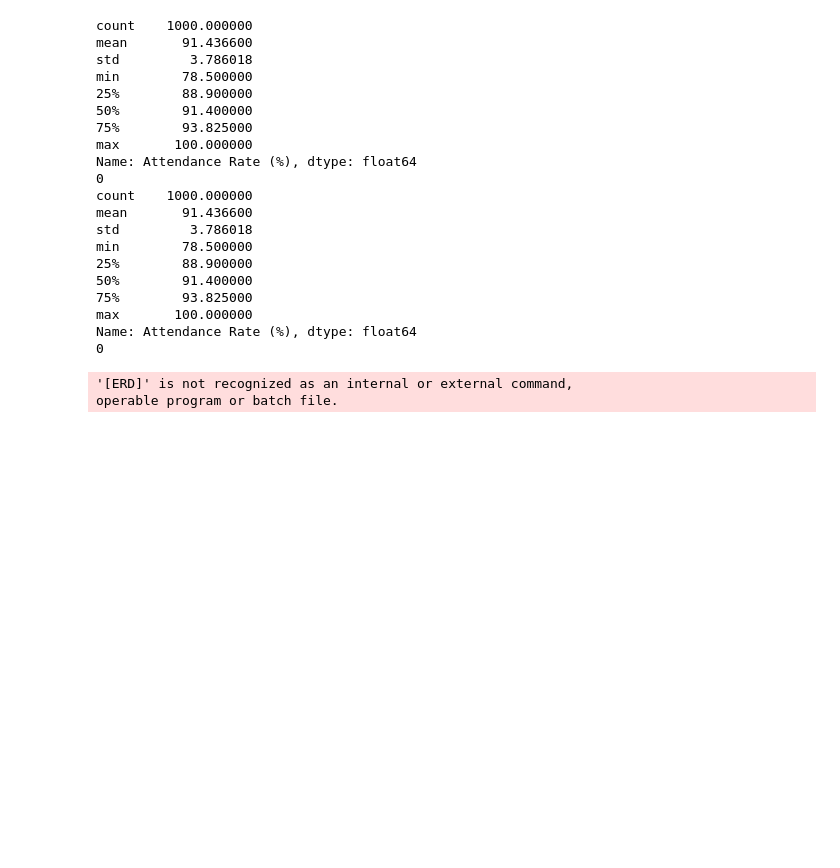
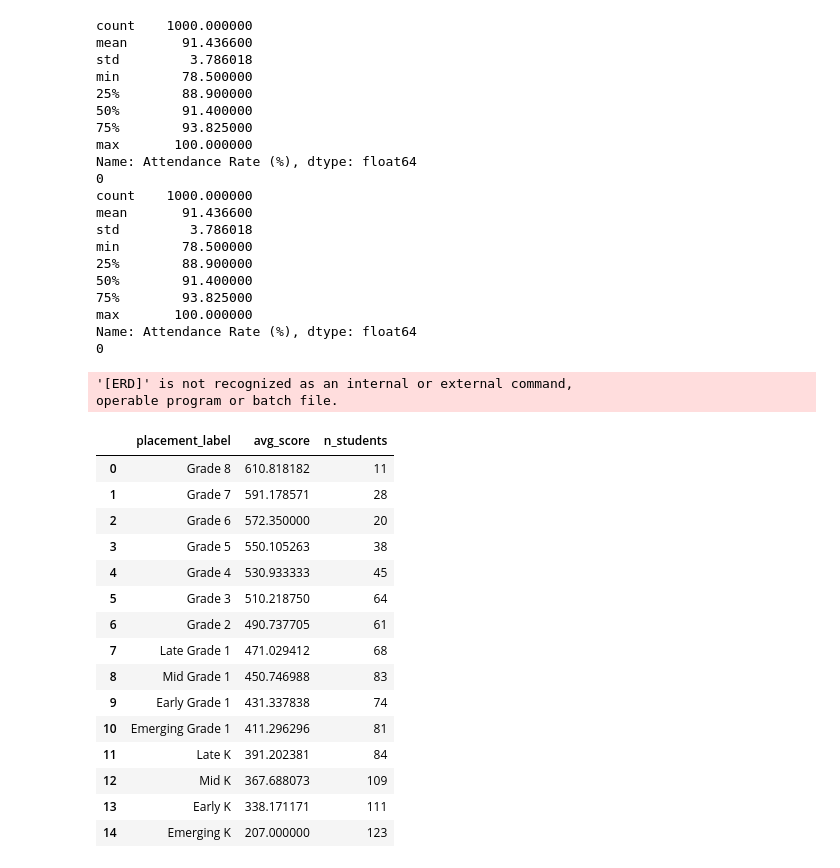
Before and after one commit to peklein1/Tracking-Progress-Throughout-Elementary-School, a Jupyter notebook: Notebooks/schooldata.ipynb, the cells around one changed output. Saved outputs shown, nothing was run; the diff lists cells and outputs as text; code cells hidden in the pictures; blank space fills up the shorter version.

```diff
--- a/Notebooks/schooldata.ipynb
+++ b/Notebooks/schooldata.ipynb
@@ -752,3 +752,32 @@ with sqlite3.connect(db_path) as conn:
 with sqlite3.connect("data/school_progress.db") as conn:
     diag.to_sql("student_diagnostics", conn, if_exists="replace", index=False)
     states[states['STATE'] == 'KENTUCKY'].to_sql("state_benchmarks", conn, if_exists="replace", index=False)
+# %%
+# Aggregation + HAVING
+pd.read_sql(
+    """
+    SELECT placement_label, AVG(placement_score) AS avg_score, COUNT(*) AS n_students
+    FROM student_diagnostics
+    GROUP BY placement_label
+    HAVING n_students >= 10
+    ORDER BY avg_score DESC
+    """,
+    conn,
+)
+# %% [output]
+|  | placement_label | avg_score | n_students |
+| 0 | Grade 8 | 610.818182 | 11 |
+| 1 | Grade 7 | 591.178571 | 28 |
+| 2 | Grade 6 | 572.350000 | 20 |
+| 3 | Grade 5 | 550.105263 | 38 |
+| 4 | Grade 4 | 530.933333 | 45 |
+| 5 | Grade 3 | 510.218750 | 64 |
+| 6 | Grade 2 | 490.737705 | 61 |
+| 7 | Late Grade 1 | 471.029412 | 68 |
+| 8 | Mid Grade 1 | 450.746988 | 83 |
+| 9 | Early Grade 1 | 431.337838 | 74 |
+| 10 | Emerging Grade 1 | 411.296296 | 81 |
+| 11 | Late K | 391.202381 | 84 |
+| 12 | Mid K | 367.688073 | 109 |
+| 13 | Early K | 338.171171 | 111 |
+| 14 | Emerging K | 207.000000 | 123 |
```
Also changed, not shown: parts of 2 cells of this notebook.
